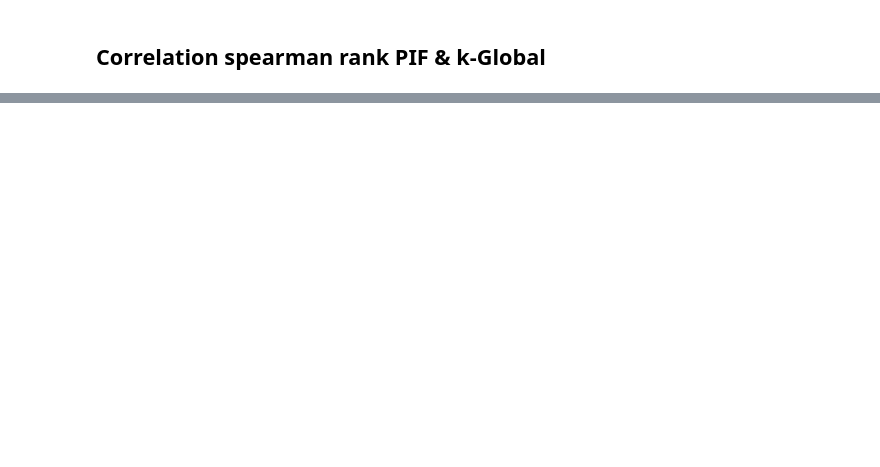
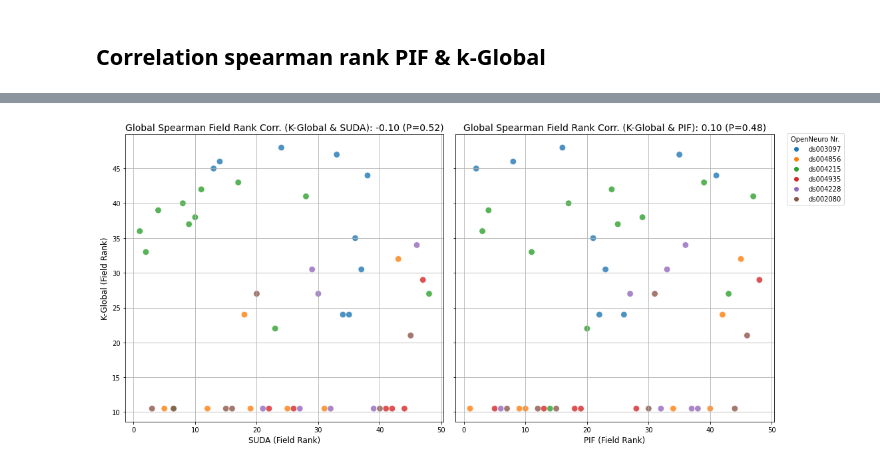
Before and after one commit to EmiKib/MetaprivBIDS-Assessment, a Jupyter notebook: All_Correlation_PIF_SUDA_K_Global.ipynb, the cells around one changed output, grey strips where cells are left out. Drawn from its saved outputs; the diff is of its cells as text; code cells hidden in the pictures; blank space fills up the shorter version.

```diff
--- a/All_Correlation_PIF_SUDA_K_Global.ipynb
+++ b/All_Correlation_PIF_SUDA_K_Global.ipynb
@@ -300,0 +252,56 @@ Global Spearman Correlation: 0.104, P-value: 0.480
+# %%
+spearman_corr, p_value = spearmanr(merged['Normalized Difference'], merged['contribution'])
+spearman_corr_1, p_value_1 = spearmanr(merged_result['Normalized Difference'], merged_result['sum_score'])
+fig, axes = plt.subplots(1, 2, figsize=(16, 7), sharey=True)
+fig.subplots_adjust(wspace=0.4)
+sns.scatterplot(
+    data=merged,
+    x='suda_field_rank',
+    y='k_global_rank',
+    hue='folder_name',
+    palette='tab10',
+    s=90,
+    alpha=0.8,
+    ax=axes[0]
+)
+axes[0].set_title(
+    f"Global Spearman Field Rank Corr. (K-Global & SUDA): {spearman_corr:.2f} (P={p_value:.2f})",
+    fontsize=14
+)
+axes[0].set_xlabel('SUDA (Field Rank)', fontsize=12)
+axes[0].set_ylabel('K-Global (Field Rank)', fontsize=12)
+axes[0].grid(True)
+sns.scatterplot(
+    data=merged_result,
+    x='PIF_rank_field',
+    y='k_field_rank',
+    hue='folder_name',
+    palette='tab10',
+    s=90,
+    alpha=0.8,
+    ax=axes[1]
+)
+axes[1].set_title(
+    f"Global Spearman Field Rank Corr. (K-Global & PIF): {spearman_corr_1:.2f} (P={p_value_1:.2f})",
+    fontsize=14
+)
+axes[1].set_xlabel('PIF (Field Rank)', fontsize=12)
+axes[1].set_ylabel('')
+axes[1].grid(True)
+handles, labels = axes[0].get_legend_handles_labels()
+fig.legend(
+    handles,
+    labels,
+    title='OpenNeuro Nr.',
+    loc='upper left',
+    bbox_to_anchor=(0.9, 0.96),
+    fontsize=10
+)
+
+axes[0].get_legend().remove()
+axes[1].get_legend().remove()
+plt.tight_layout(rect=[0, 0, 0.9, 1])  # Leave space for the legend
+plt.savefig('side_by_side_single_legend_plot.png', dpi=300)
+plt.show()
+# %% [output]
+[figure, added]
```
Also changed, not shown: parts of 10 cells of this notebook, 6 other files.
